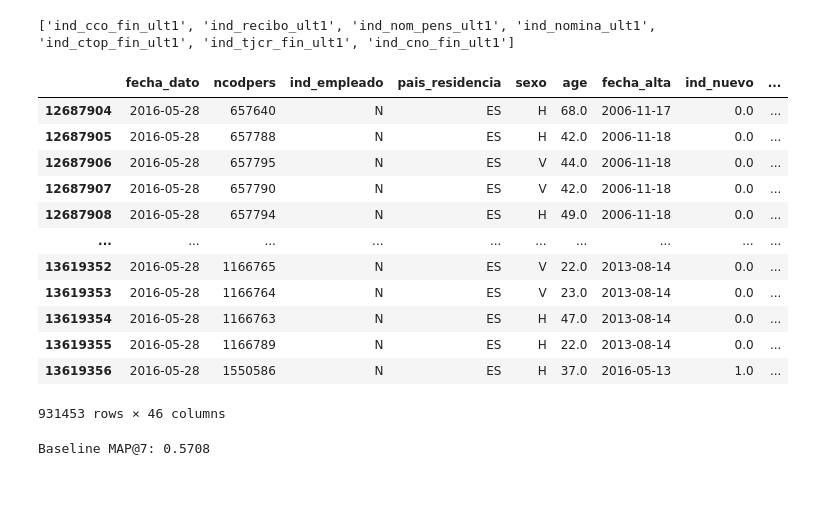
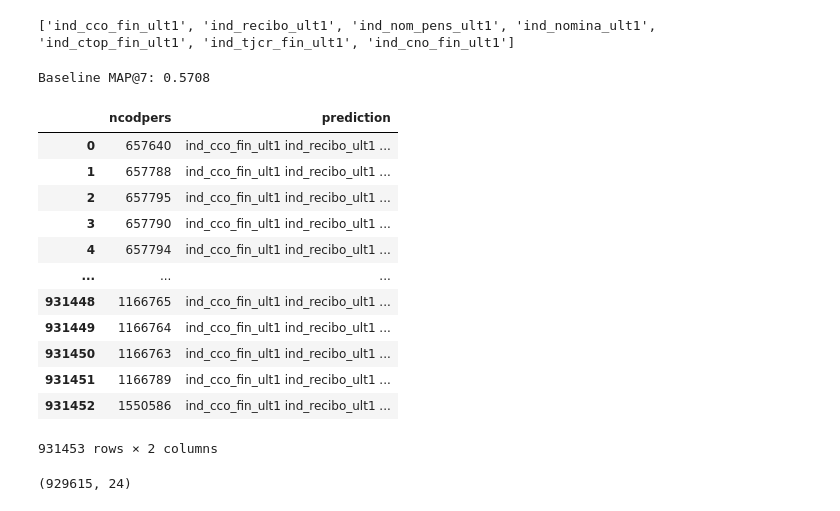
Before and after one commit to Santander-Product-Recsys/Santander-RecSys-Dennis, a Jupyter notebook: santander-product-recommendation.ipynb, the cells around one changed output. Drawn from its saved outputs; the diff is of its cells as text; code cells hidden in the pictures.

Commit message:
Baseline on testSet

```diff
--- a/santander-product-recommendation.ipynb
+++ b/santander-product-recommendation.ipynb
@@ -1306,7 +1301,7 @@ eval_users = eval_df['ncodpers'].unique()
 # Predict same top 7 for all
 baseline_preds = pd.DataFrame({
     'ncodpers': eval_users,
-    'prediction': [' '.join(top_7_products)] * len(eval_users)
+    'added_products': [' '.join(top_7_products)] * len(eval_users)
 })
 # %%
 def apk(actual, predicted, k=7):
@@ -1328,22 +1323,6 @@ def apk(actual, predicted, k=7):
 
 def mapk(actual_list, predicted_list, k=7):
     return np.mean([apk(a, p.split(), k) for a, p in zip(actual_list, predicted_list)])
-# %%
-eval_df
-# %% [output]
-|  | fecha_dato | ncodpers | ind_empleado | pais_residencia | sexo | age | fecha_alta | ind_nuevo | ... |
-| 12687904 | 2016-05-28 | 657640 | N | ES | H | 68.0 | 2006-11-17 | 0.0 | ... |
-| 12687905 | 2016-05-28 | 657788 | N | ES | H | 42.0 | 2006-11-18 | 0.0 | ... |
-| 12687906 | 2016-05-28 | 657795 | N | ES | V | 44.0 | 2006-11-18 | 0.0 | ... |
-| 12687907 | 2016-05-28 | 657790 | N | ES | V | 42.0 | 2006-11-18 | 0.0 | ... |
-| 12687908 | 2016-05-28 | 657794 | N | ES | H | 49.0 | 2006-11-18 | 0.0 | ... |
-| ... | ... | ... | ... | ... | ... | ... | ... | ... | ... |
-| 13619352 | 2016-05-28 | 1166765 | N | ES | V | 22.0 | 2013-08-14 | 0.0 | ... |
-| 13619353 | 2016-05-28 | 1166764 | N | ES | V | 23.0 | 2013-08-14 | 0.0 | ... |
-| 13619354 | 2016-05-28 | 1166763 | N | ES | H | 47.0 | 2013-08-14 | 0.0 | ... |
-| 13619355 | 2016-05-28 | 1166789 | N | ES | H | 22.0 | 2013-08-14 | 0.0 | ... |
-| 13619356 | 2016-05-28 | 1550586 | N | ES | H | 37.0 | 2016-05-13 | 1.0 | ... |
-931453 rows × 46 columns
 # %%
 # Ground truth from eval_df
 eval_truth = []
@@ -1356,3 +1335,19 @@ map_score = mapk(eval_truth, baseline_preds['prediction'].tolist())
 print(f"Baseline MAP@7: {map_score:.4f}")
 # %% [output]
 Baseline MAP@7: 0.5708
+# %%
+baseline_preds
+# %% [output]
+|  | ncodpers | prediction |
+| 0 | 657640 | ind_cco_fin_ult1 ind_recibo_ult1 ... |
+| 1 | 657788 | ind_cco_fin_ult1 ind_recibo_ult1 ... |
+| 2 | 657795 | ind_cco_fin_ult1 ind_recibo_ult1 ... |
+| 3 | 657790 | ind_cco_fin_ult1 ind_recibo_ult1 ... |
+| 4 | 657794 | ind_cco_fin_ult1 ind_recibo_ult1 ... |
+| ... | ... | ... |
+| 931448 | 1166765 | ind_cco_fin_ult1 ind_recibo_ult1 ... |
+| 931449 | 1166764 | ind_cco_fin_ult1 ind_recibo_ult1 ... |
+| 931450 | 1166763 | ind_cco_fin_ult1 ind_recibo_ult1 ... |
+| 931451 | 1166789 | ind_cco_fin_ult1 ind_recibo_ult1 ... |
+| 931452 | 1550586 | ind_cco_fin_ult1 ind_recibo_ult1 ... |
+931453 rows × 2 columns
@@ -1358,0 +1360,4 @@ Baseline MAP@7: 0.5708
+# %%
+df_test.shape
+# %% [output]
+(929615, 24)
```
Also changed, not shown: parts of 10 cells of this notebook, 1 other file.
